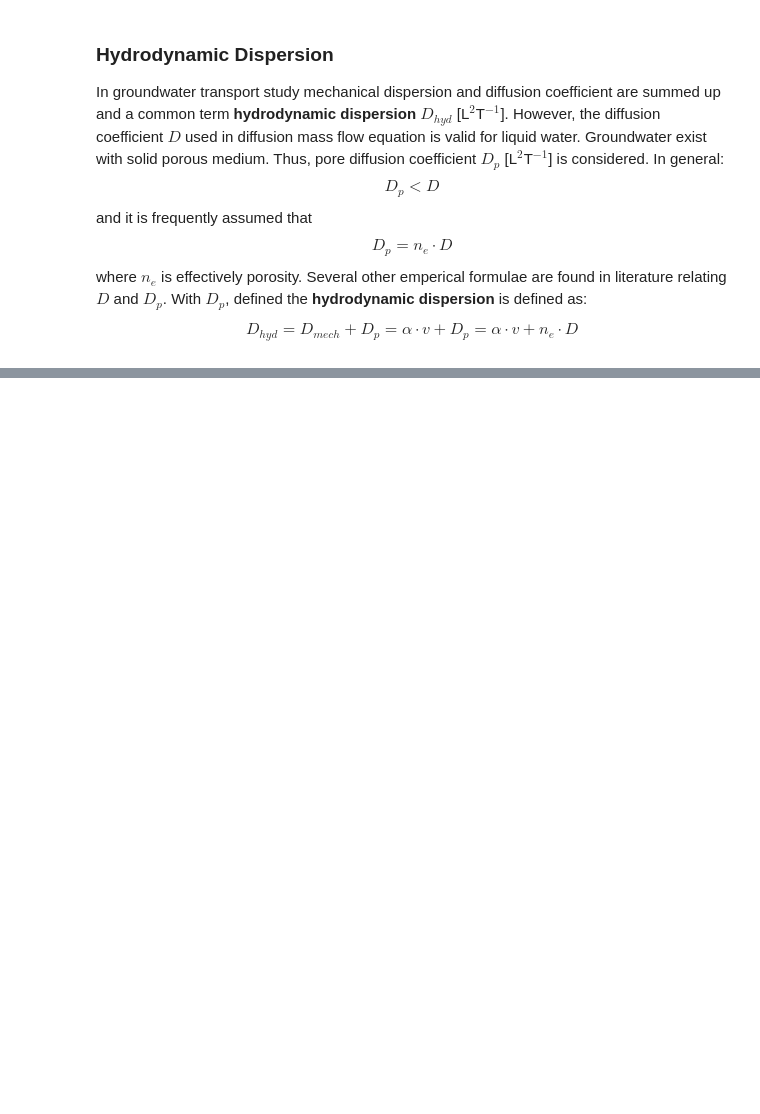
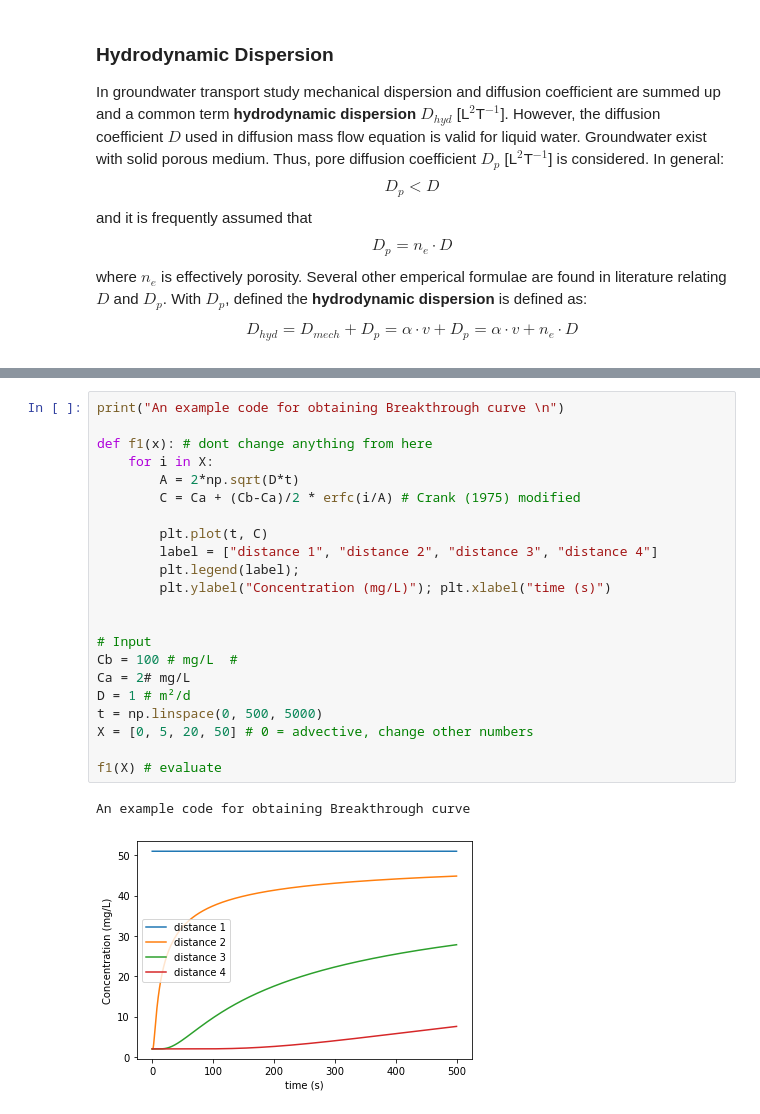
Before and after one commit to prabhasyadav/Groundwater-I, a Jupyter notebook: _sources/content/transport/21_1_adv_dis.ipynb, the cells around one changed output, grey strips where cells are left out. Saved outputs shown, nothing was run; the diff lists cells and outputs as text; blank space fills up the shorter version.

```diff
--- a/_sources/content/transport/21_1_adv_dis.ipynb
+++ b/_sources/content/transport/21_1_adv_dis.ipynb
@@ -340,0 +490,25 @@ $$
+# %%
+print("An example code for obtaining Breakthrough curve \n")
+
+def f1(x): # dont change anything from here
+    for i in X:
+        A = 2*np.sqrt(D*t)
+        C = Ca + (Cb-Ca)/2 * erfc(i/A) # Crank (1975) modified
+
+        plt.plot(t, C)
+        label = ["distance 1", "distance 2", "distance 3", "distance 4"]
+        plt.legend(label);
+        plt.ylabel("Concentration (mg/L)"); plt.xlabel("time (s)")
+
+
+# Input
+Cb = 100 # mg/L  #
+Ca = 2# mg/L
+D = 1 # m²/d
+t = np.linspace(0, 500, 5000)
+X = [0, 5, 20, 50] # 0 = advective, change other numbers
+
+f1(X) # evaluate
+# %% [output]
+An example code for obtaining Breakthrough curve
+[figure, added]
```
Also changed, not shown: parts of 23 cells of this notebook, 12 other files.
